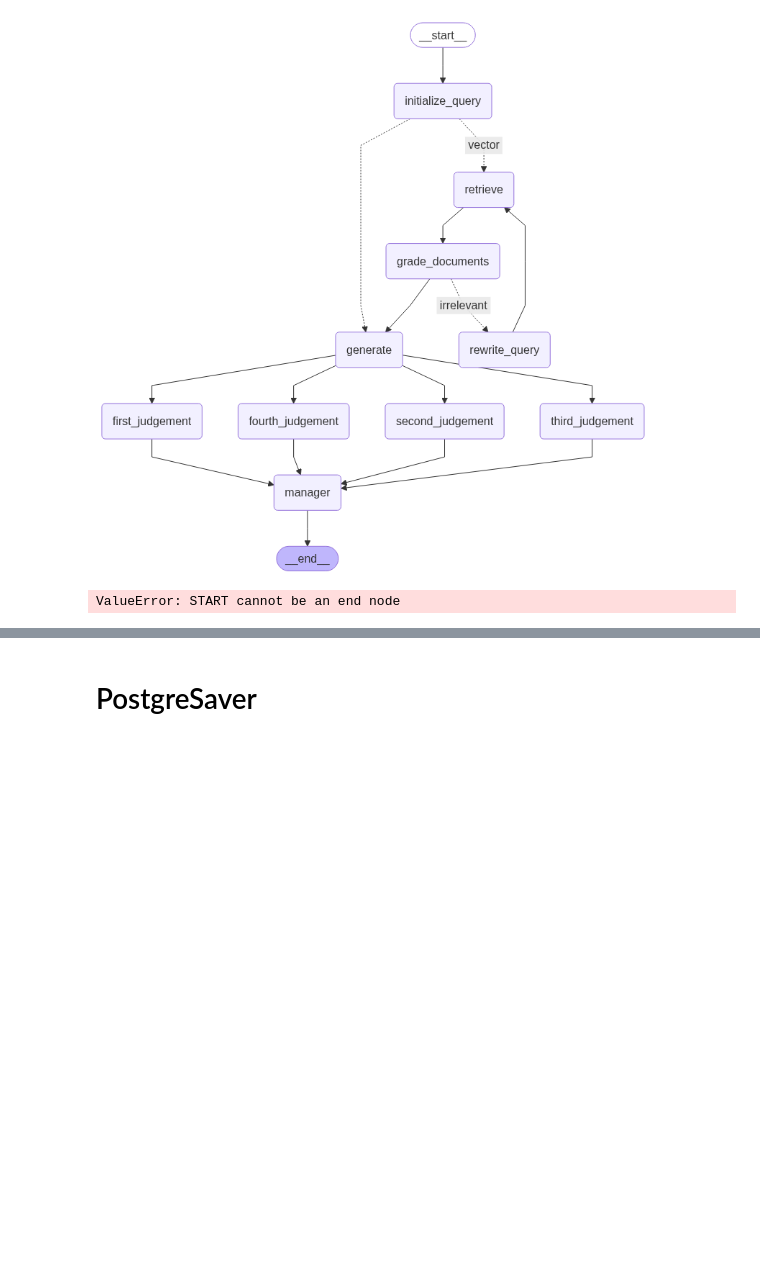
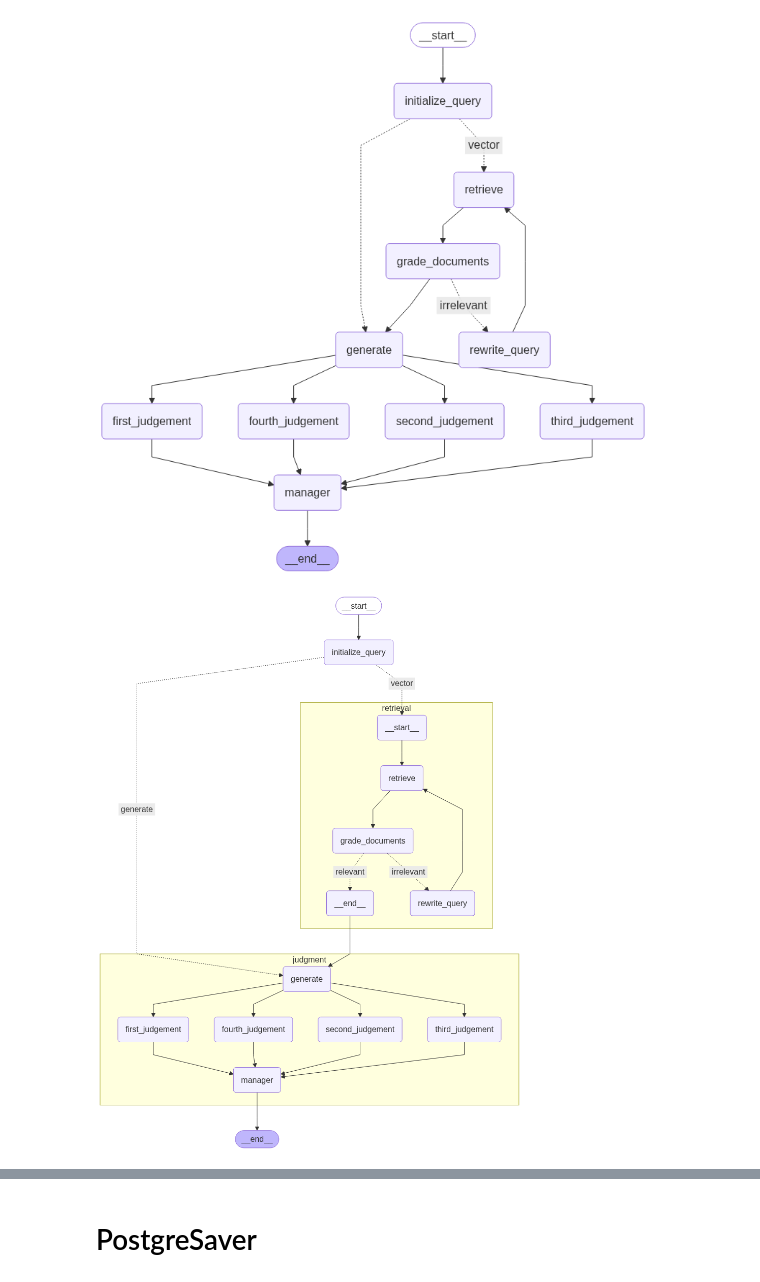
Before and after one commit to GitRani/adaptive-rag-public, a Jupyter notebook: unit_test/test.ipynb, the cells around one changed output, grey strips where cells are left out. Drawn from its saved outputs; the diff is of its cells as text; code cells hidden in the pictures; blank space fills up the shorter version.

```diff
--- a/unit_test/test.ipynb
+++ b/unit_test/test.ipynb
@@ -341,62 +341,58 @@ display(Image(graph.get_graph().draw_mermaid_png()))
 from langgraph.graph import StateGraph, START, END
 from IPython.display import Image
 
-query_graph = StateGraph(ManagingState)
-
-# Subgraph 1
+# Subgraph 1: Retrieval and Grading
 retrieval_graph = StateGraph(ManagingState)
 retrieval_graph.add_node("retrieve", retrieve)
 retrieval_graph.add_node("grade_documents", grade_documents)
 retrieval_graph.add_node("rewrite_query", rewrite_query)
-
 retrieval_graph.add_edge(START, "retrieve")
 retrieval_graph.add_edge("retrieve", "grade_documents")
 retrieval_graph.add_edge("rewrite_query", "retrieve")
 retrieval_graph.add_conditional_edges(
     "grade_documents",
     route_generate_by_relevance,
-    {"relevant": END, "irrelevant": "rewrite_query"}  # END로 변경
+    {"relevant": END, "irrelevant": "rewrite_query"}
 )
 
-# Subgraph 2
+# Subgraph 2: Generation and Judgment
 judgment_graph = StateGraph(ManagingState)
 judgment_graph.add_node("generate", generate)
 judgment_graph.add_node("first_judgement", first_judgement)
 judgment_graph.add_node("second_judgement", second_judgement)
 judgment_graph.add_node("third_judgement", third_judgement)
 judgment_graph.add_node("fourth_judgement", fourth_judgement)
 judgment_graph.add_node("manager", manager)
-
-judgment_graph.add_edge(START, "first_judgement")
-judgment_graph.add_edge(START, "second_judgement")
-judgment_graph.add_edge(START, "third_judgement")
-judgment_graph.add_edge(START, "fourth_judgement")
+judgment_graph.add_edge(START, "generate")  # START에서 generate로 연결
+judgment_graph.add_edge("generate", "first_judgement")
+judgment_graph.add_edge("generate", "second_judgement")
+judgment_graph.add_edge("generate", "third_judgement")
+judgment_graph.add_edge("generate", "fourth_judgement")
 judgment_graph.add_edge("first_judgement", "manager")
 judgment_graph.add_edge("second_judgement", "manager")
 judgment_graph.add_edge("third_judgement", "manager")
 judgment_graph.add_edge("fourth_judgement", "manager")
 judgment_graph.add_edge("manager", END)
 
 # 메인 그래프
 main_workflow = StateGraph(ManagingState)
+main_workflow.add_node("initialize_query", initialize_query)  # 초기화 노드 추가
 main_workflow.add_node("retrieval", retrieval_graph.compile())
-main_workflow.add_node("generate", generate)
+
 main_workflow.add_node("judgment", judgment_graph.compile())
 
-# 메인 그래프에서 조건 분기 추가
+# 메인 그래프 엣지
+main_workflow.add_edge(START, "initialize_query")
 main_workflow.add_conditional_edges(
-    START,
-    route_vector_or_generate,  # 조건 분기를 메인 그래프에서 처리
-    {"vector": "retrieval", "generate": "generate"}
+    "initialize_query",
+    route_vector_or_generate,
+    {"vector": "retrieval", "generate": "judgment"}
 )
-main_workflow.add_edge("retrieval", "generate")
-main_workflow.add_edge("generate", "judgment")
+main_workflow.add_edge("retrieval", "judgment")
 main_workflow.add_edge("judgment", END)
 
-# 메인 그래프 컴파일
+# 컴파일 및 시각화
 graph = main_workflow.compile()
-
-# 시각화
 display(Image(graph.get_graph(xray=True).draw_mermaid_png()))
 # %% [output]
-ValueError: START cannot be an end node
+[figure, added]
```
Also changed, not shown: parts of 2 cells of this notebook, 1 other file.
